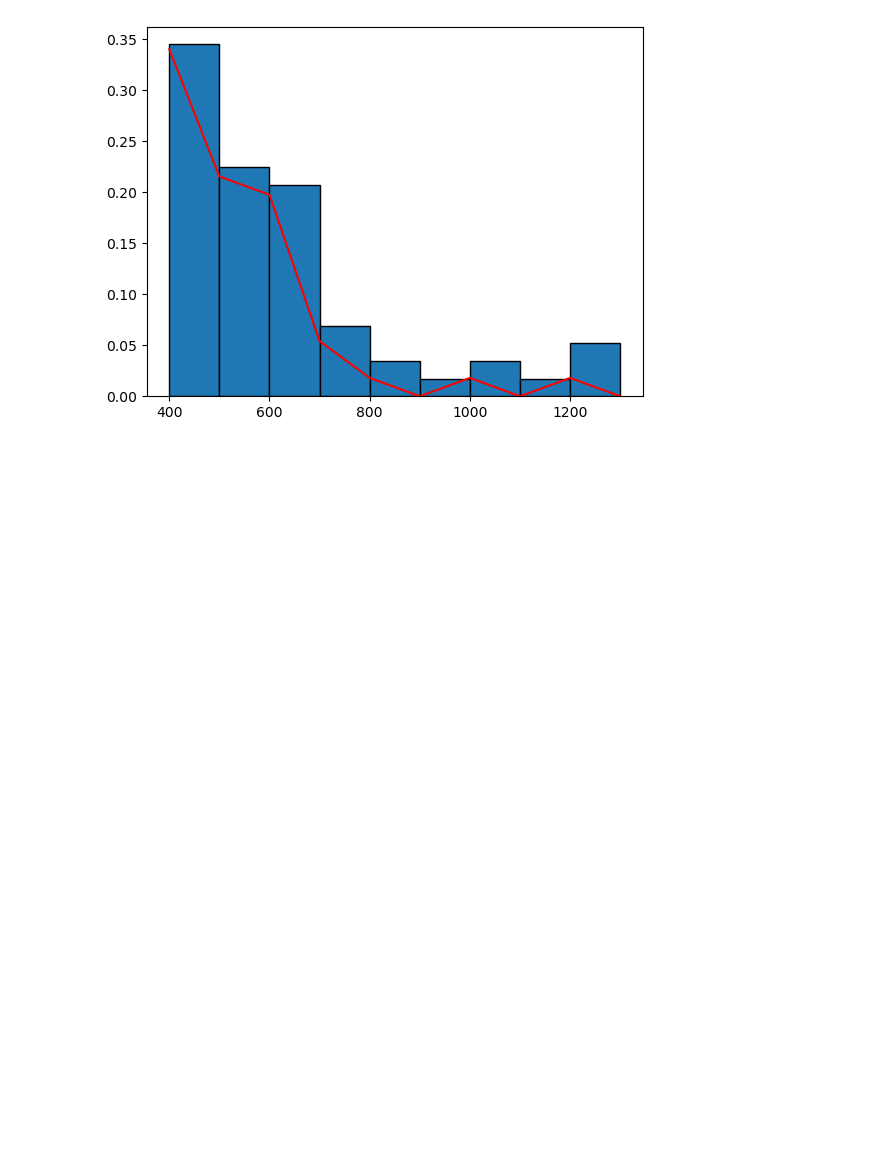
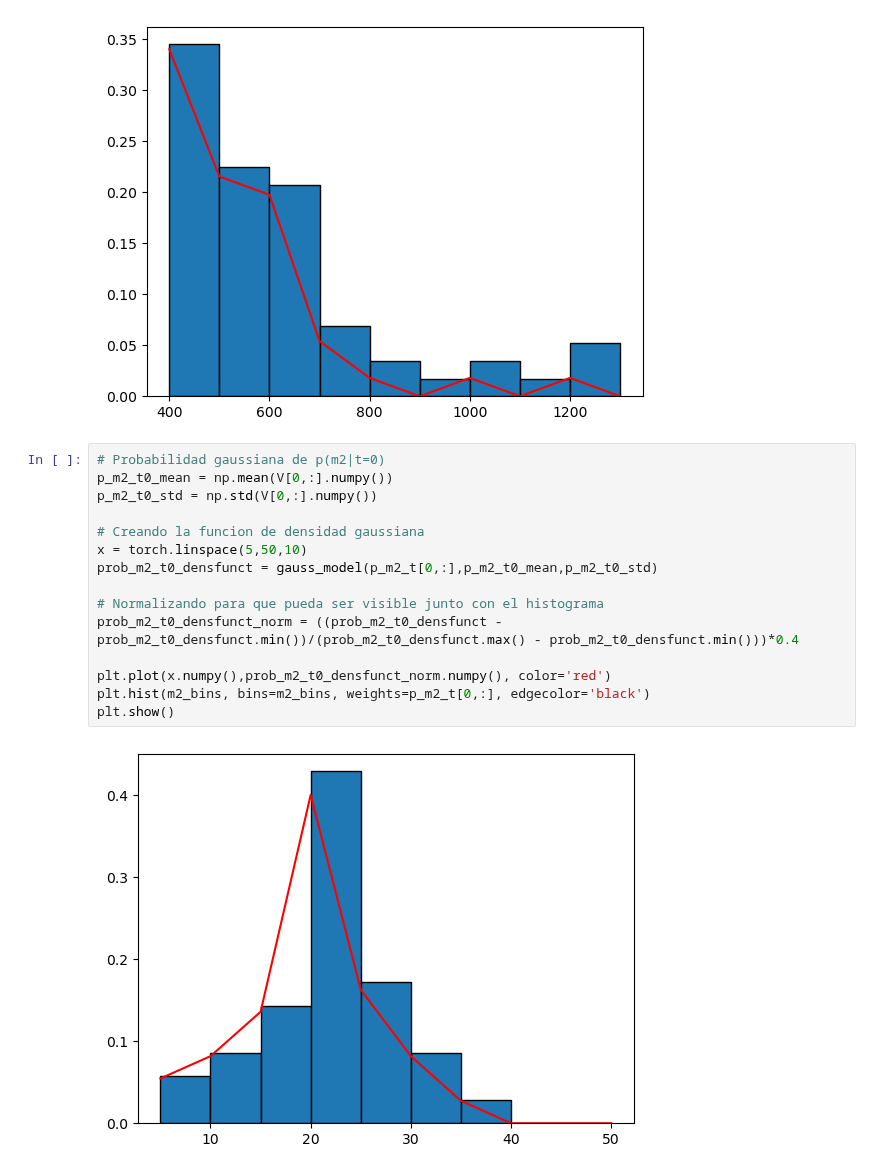
Before and after one commit to YoksanVC/TEC_DataScienceCert, a Jupyter notebook: Module_3_Estadistica_CienciaDatos/Quiz2_Racionar/Quiz2_Racionar_YoksanVarela.ipynb, the cells around one changed output. Drawn from its saved outputs; the diff is of its cells as text; blank space fills up the shorter version.

```diff
--- a/Module_3_Estadistica_CienciaDatos/Quiz2_Racionar/Quiz2_Racionar_YoksanVarela.ipynb
+++ b/Module_3_Estadistica_CienciaDatos/Quiz2_Racionar/Quiz2_Racionar_YoksanVarela.ipynb
@@ -181,3 +181,20 @@ plt.hist(m1_bins, bins=m1_bins, weights=p_m1_t[1,:], edgecolor='black')
 plt.show()
 # %% [output]
 [figure]
+# %%
+# Probabilidad gaussiana de p(m2|t=0)
+p_m2_t0_mean = np.mean(V[0,:].numpy())
+p_m2_t0_std = np.std(V[0,:].numpy())
+
+# Creando la funcion de densidad gaussiana
+x = torch.linspace(5,50,10)
+prob_m2_t0_densfunct = gauss_model(p_m2_t[0,:],p_m2_t0_mean,p_m2_t0_std)
+
+# Normalizando para que pueda ser visible junto con el histograma
+prob_m2_t0_densfunct_norm = ((prob_m2_t0_densfunct - prob_m2_t0_densfunct.min())/(prob_m2_t0_densfunct.max() - prob_m2_t0_densfunct.min()))*0.4
+
+plt.plot(x.numpy(),prob_m2_t0_densfunct_norm.numpy(), color='red')
+plt.hist(m2_bins, bins=m2_bins, weights=p_m2_t[0,:], edgecolor='black')
+plt.show()
+# %% [output]
+[figure, added]
```
Also changed, not shown: parts of 1 cell of this notebook, 1 other file.
